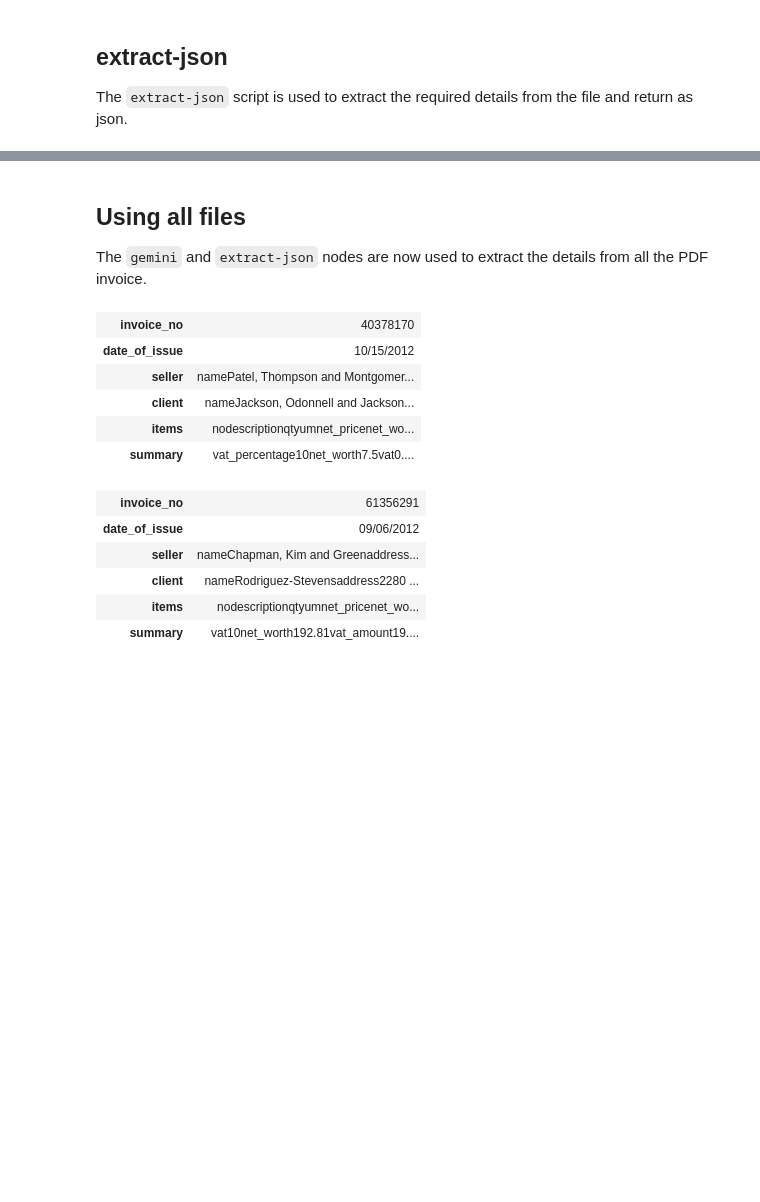
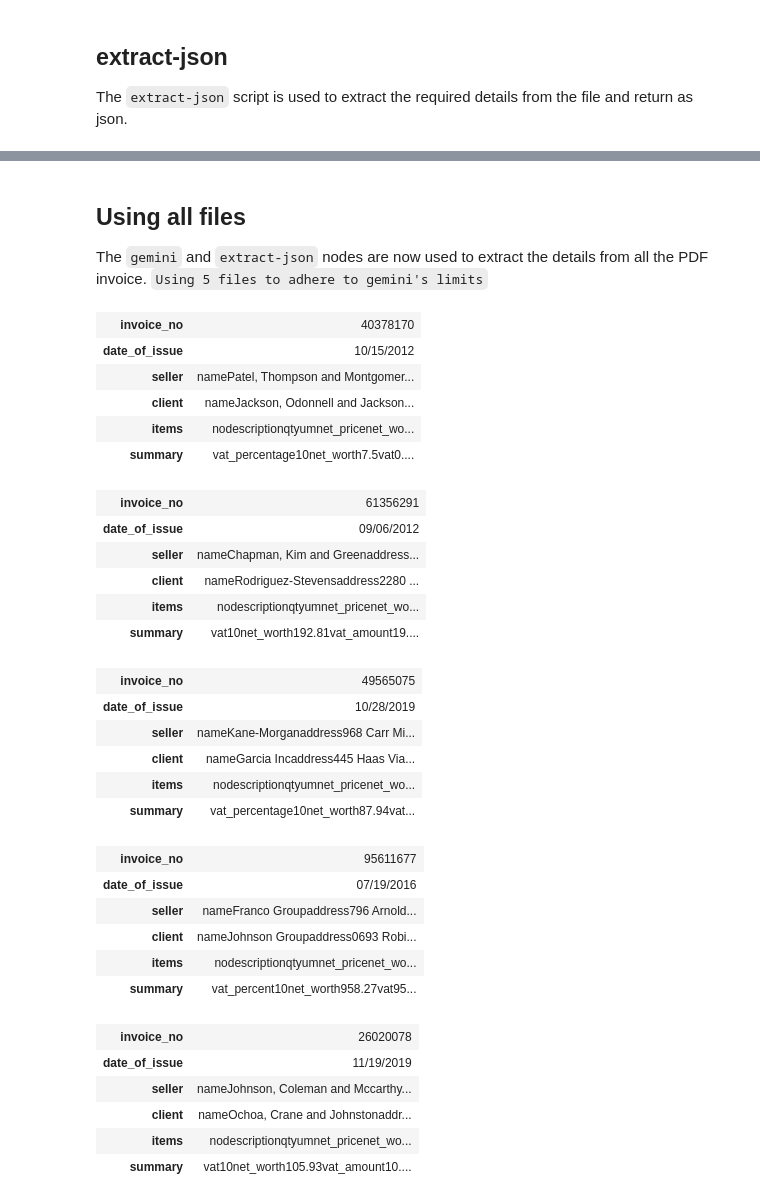
Before and after one commit to Ravikumarchavva/OCR, a Jupyter notebook: ocr_poc.ipynb, the cells around one changed output, grey strips where cells are left out. Saved outputs shown, nothing was run; the diff lists cells and outputs as text; code cells hidden in the pictures; blank space fills up the shorter version.

Commit message:
Update PDF file paths and add new invoice JSON files

```diff
--- a/sample_ocr_poc.ipynb
+++ b/ocr_poc.ipynb
@@ -86,6 +86,6 @@ display(HTML(html_table))
 # %% [markdown]
 ## Using all files
-The `gemini` and `extract-json` nodes are now used to extract the details from all the PDF invoice.
+The `gemini` and `extract-json` nodes are now used to extract the details from all the PDF invoice. `Using 5 files to adhere to gemini's limits`
 # %%
 from tqdm.auto import tqdm
 
@@ -125,12 +125,10 @@ class InvoiceExtractor:
         )
 
         response_text = response.text
-        json_start = response_text.find("{")
-        json_end = response_text.rfind("}") + 1
-        json_str = response_text[json_start:json_end]
-        invoice_data = json.loads(json_str)
+        invoice_data = self.extract_json(response_text)
 
         return Invoice(invoice_data)
+
     def extract_all(self, pdf_dir, limit=None):
         invoices = []
         pdfs = list(pdf_dir.glob("*.pdf"))
@@ -145,38 +143,58 @@ class InvoiceExtractor:
             invoices.append(invoice)
         return invoices
 
-    def display(self, invoice):
+    @staticmethod
+    def display(invoice):
         html_table = json2html.convert(json=invoice.data)
         display(HTML(html_table))
 
     def display_all(self, invoices):
         for invoice in invoices:
             self.display(invoice)
 
-    def save(self, invoice, output_dir):
+    @staticmethod
+    def save(invoice, output_dir):
         output_dir.mkdir(parents=True, exist_ok=True)
         output_path = output_dir / f"{invoice['invoice_no']}.json"
         with open(output_path, "w") as output_file:
             json.dump(invoice.data, output_file, indent=2)
 
     def save_all(self, invoices, output_dir):
         for invoice in invoices:
             self.save(invoice, output_dir)
 
 extractor = InvoiceExtractor(model)
-invoices = extractor.extract_all(project_root / 'invoices', limit=2)
+invoices = extractor.extract_all(project_root / 'invoices', limit=5)
 extractor.display_all(invoices)
 extractor.save_all(invoices, project_root / 'output_invoices')
 # %% [output]
 | invoice_no | 40378170 |
 | date_of_issue | 10/15/2012 |
 | seller | namePatel, Thompson and Montgomer... |
 | client | nameJackson, Odonnell and Jackson... |
 | items | nodescriptionqtyumnet_pricenet_wo... |
 | summary | vat_percentage10net_worth7.5vat0.... |
 | invoice_no | 61356291 |
 | date_of_issue | 09/06/2012 |
 | seller | nameChapman, Kim and Greenaddress... |
 | client | nameRodriguez-Stevensaddress2280 ... |
 | items | nodescriptionqtyumnet_pricenet_wo... |
 | summary | vat10net_worth192.81vat_amount19.... |
+| invoice_no | 49565075 |
+| date_of_issue | 10/28/2019 |
+| seller | nameKane-Morganaddress968 Carr Mi... |
+| client | nameGarcia Incaddress445 Haas Via... |
+| items | nodescriptionqtyumnet_pricenet_wo... |
+| summary | vat_percentage10net_worth87.94vat... |
+| invoice_no | 95611677 |
+| date_of_issue | 07/19/2016 |
+| seller | nameFranco Groupaddress796 Arnold... |
+| client | nameJohnson Groupaddress0693 Robi... |
+| items | nodescriptionqtyumnet_pricenet_wo... |
+| summary | vat_percent10net_worth958.27vat95... |
+| invoice_no | 26020078 |
+| date_of_issue | 11/19/2019 |
+| seller | nameJohnson, Coleman and Mccarthy... |
+| client | nameOchoa, Crane and Johnstonaddr... |
+| items | nodescriptionqtyumnet_pricenet_wo... |
+| summary | vat10net_worth105.93vat_amount10.... |
```
Also changed, not shown: parts of 1 cell of this notebook, 4 other files.
